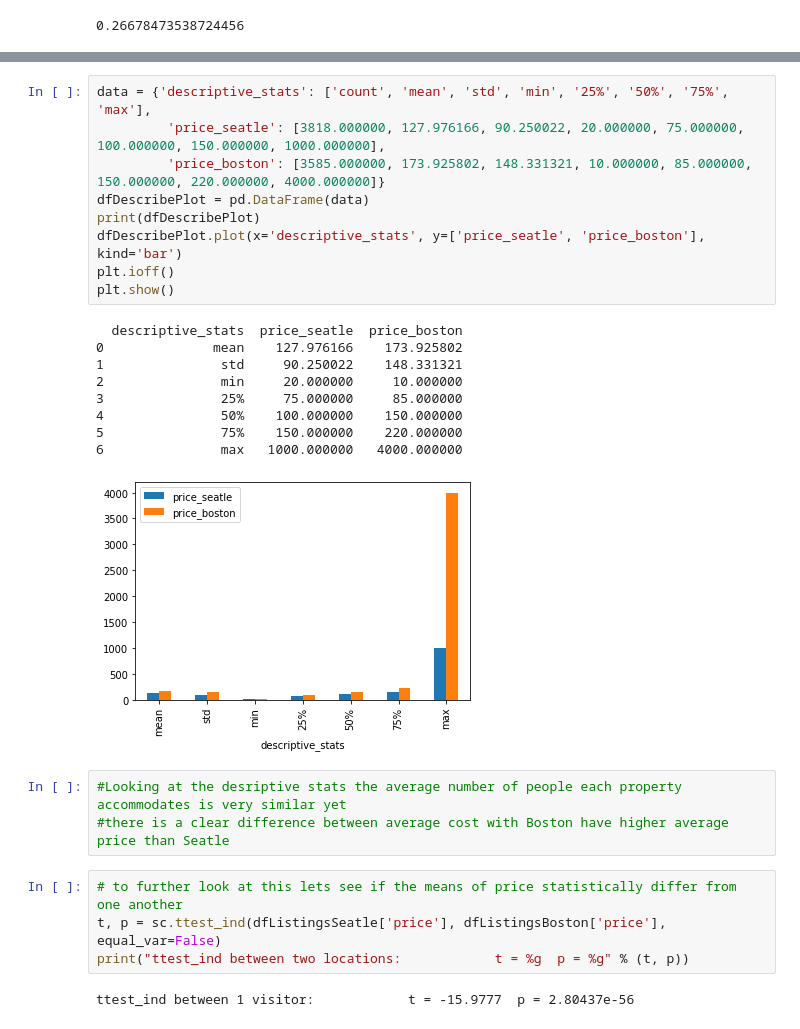
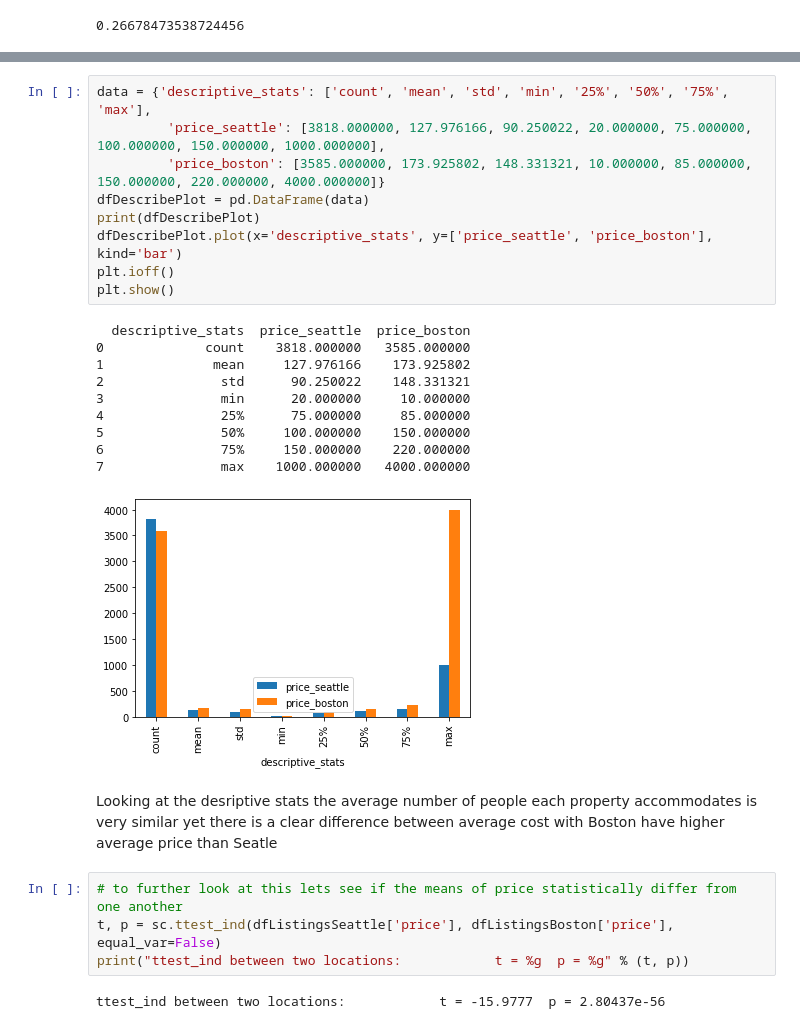
Before and after one commit to clarissabachmann/nanodegree, a Jupyter notebook: SeatleVsBostonNotebook.ipynb, the cells around one changed output, grey strips where cells are left out. Saved outputs shown, nothing was run; the diff lists cells and outputs as text.

```diff
--- a/SeatleVsBostonNotebook.ipynb
+++ b/SeatleVsBostonNotebook.ipynb
@@ -421,29 +408,30 @@ max      4000.000000
 Name: price, dtype: float64
 # %%
 data = {'descriptive_stats': ['count', 'mean', 'std', 'min', '25%', '50%', '75%', 'max'],
-         'price_seatle': [3818.000000, 127.976166, 90.250022, 20.000000, 75.000000, 100.000000, 150.000000, 1000.000000],
+         'price_seattle': [3818.000000, 127.976166, 90.250022, 20.000000, 75.000000, 100.000000, 150.000000, 1000.000000],
          'price_boston': [3585.000000, 173.925802, 148.331321, 10.000000, 85.000000, 150.000000, 220.000000, 4000.000000]}
 dfDescribePlot = pd.DataFrame(data)
 print(dfDescribePlot)
-dfDescribePlot.plot(x='descriptive_stats', y=['price_seatle', 'price_boston'], kind='bar')
+dfDescribePlot.plot(x='descriptive_stats', y=['price_seattle', 'price_boston'], kind='bar')
 plt.ioff()
 plt.show()
 # %% [output]
-  descriptive_stats  price_seatle  price_boston
-0              mean    127.976166    173.925802
-1               std     90.250022    148.331321
-2               min     20.000000     10.000000
-3               25%     75.000000     85.000000
-4               50%    100.000000    150.000000
-5               75%    150.000000    220.000000
-6               max   1000.000000   4000.000000
+  descriptive_stats  price_seattle  price_boston
+0             count    3818.000000   3585.000000
+1              mean     127.976166    173.925802
+2               std      90.250022    148.331321
+3               min      20.000000     10.000000
+4               25%      75.000000     85.000000
+5               50%     100.000000    150.000000
+6               75%     150.000000    220.000000
+7               max    1000.000000   4000.000000
-[figure, old version]
+[figure, new version]
-# %%
-#Looking at the desriptive stats the average number of people each property accommodates is very similar yet
-#there is a clear difference between average cost with Boston have higher average price than Seatle
+# %% [markdown]
+Looking at the desriptive stats the average number of people each property accommodates is very similar yet
+there is a clear difference between average cost with Boston have higher average price than Seatle
 # %%
 # to further look at this lets see if the means of price statistically differ from one another
-t, p = sc.ttest_ind(dfListingsSeatle['price'], dfListingsBoston['price'], equal_var=False)
+t, p = sc.ttest_ind(dfListingsSeattle['price'], dfListingsBoston['price'], equal_var=False)
 print("ttest_ind between two locations:            t = %g  p = %g" % (t, p))
 # %% [output]
-ttest_ind between 1 visitor:            t = -15.9777  p = 2.80437e-56
+ttest_ind between two locations:            t = -15.9777  p = 2.80437e-56
```
Also changed, not shown: parts of 41 cells of this notebook.
